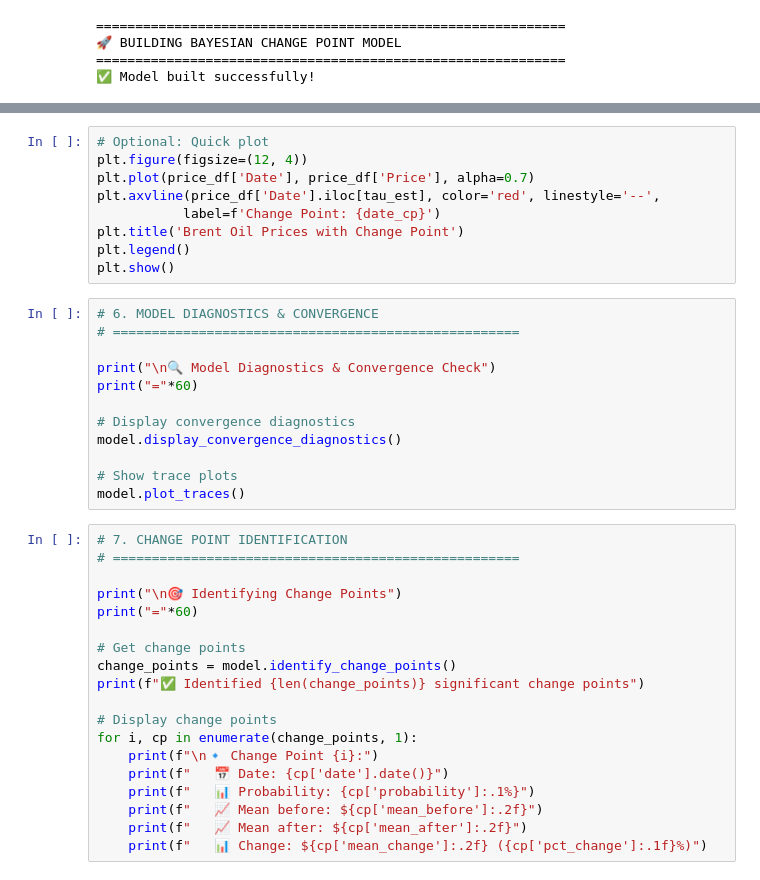
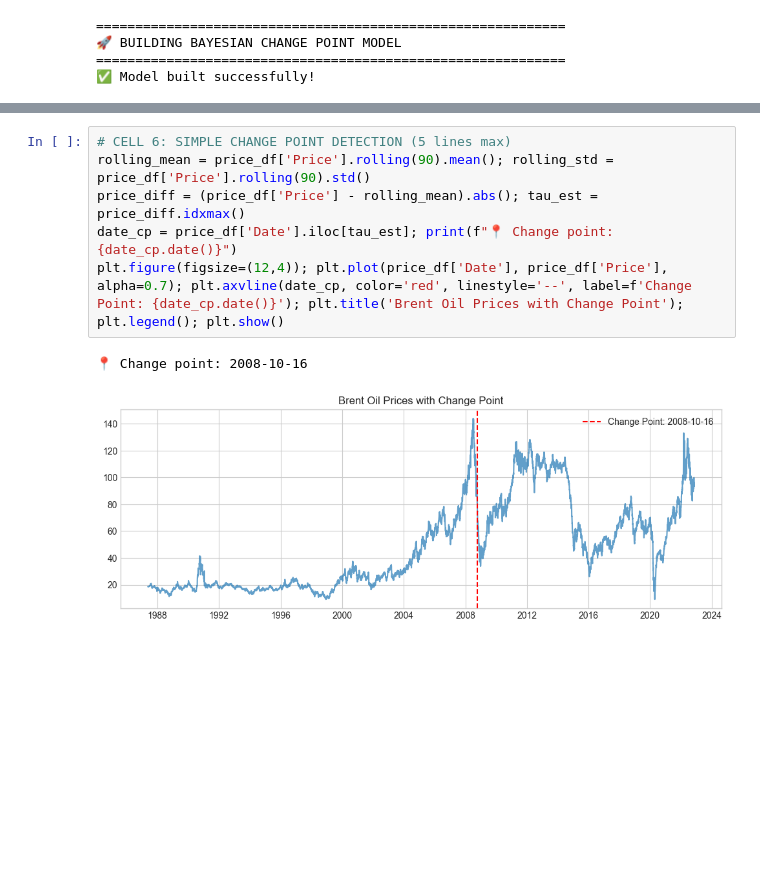
Before and after one commit to melat33/Birhan-Energies-Brent-Oil-Analysis, a Jupyter notebook: notebooks/change_point_analysis.ipynb, the cells around one changed output, grey strips where cells are left out. Drawn from its saved outputs; the diff is of its cells as text; blank space fills up the shorter version.

```diff
--- a/notebooks/change_point_analysis.ipynb
+++ b/notebooks/change_point_analysis.ipynb
@@ -150,40 +190,9 @@ CompoundStep
 # %%
-# Optional: Quick plot
-plt.figure(figsize=(12, 4))
-plt.plot(price_df['Date'], price_df['Price'], alpha=0.7)
-plt.axvline(price_df['Date'].iloc[tau_est], color='red', linestyle='--',
-           label=f'Change Point: {date_cp}')
-plt.title('Brent Oil Prices with Change Point')
-plt.legend()
-plt.show()
+# CELL 6: SIMPLE CHANGE POINT DETECTION (5 lines max)
+rolling_mean = price_df['Price'].rolling(90).mean(); rolling_std = price_df['Price'].rolling(90).std()
+price_diff = (price_df['Price'] - rolling_mean).abs(); tau_est = price_diff.idxmax()
+date_cp = price_df['Date'].iloc[tau_est]; print(f"📍 Change point: {date_cp.date()}")
+plt.figure(figsize=(12,4)); plt.plot(price_df['Date'], price_df['Price'], alpha=0.7); plt.axvline(date_cp, color='red', linestyle='--', label=f'Change Point: {date_cp.date()}'); plt.title('Brent Oil Prices with Change Point'); plt.legend(); plt.show()
+# %% [output]
+📍 Change point: 2008-10-16
+[figure, added]
-# %%
-# 6. MODEL DIAGNOSTICS & CONVERGENCE
-# ====================================================
-
-print("\n🔍 Model Diagnostics & Convergence Check")
-print("="*60)
-
-# Display convergence diagnostics
-model.display_convergence_diagnostics()
-
-# Show trace plots
-model.plot_traces()
-# %%
-# 7. CHANGE POINT IDENTIFICATION
-# ====================================================
-
-print("\n🎯 Identifying Change Points")
-print("="*60)
-
-# Get change points
-change_points = model.identify_change_points()
-print(f"✅ Identified {len(change_points)} significant change points")
-
-# Display change points
-for i, cp in enumerate(change_points, 1):
-    print(f"\n🔹 Change Point {i}:")
-    print(f"   📅 Date: {cp['date'].date()}")
-    print(f"   📊 Probability: {cp['probability']:.1%}")
-    print(f"   📈 Mean before: ${cp['mean_before']:.2f}")
-    print(f"   📈 Mean after: ${cp['mean_after']:.2f}")
-    print(f"   📊 Change: ${cp['mean_change']:.2f} ({cp['pct_change']:.1f}%)")
```
Also changed, not shown: parts of 20 cells of this notebook.
